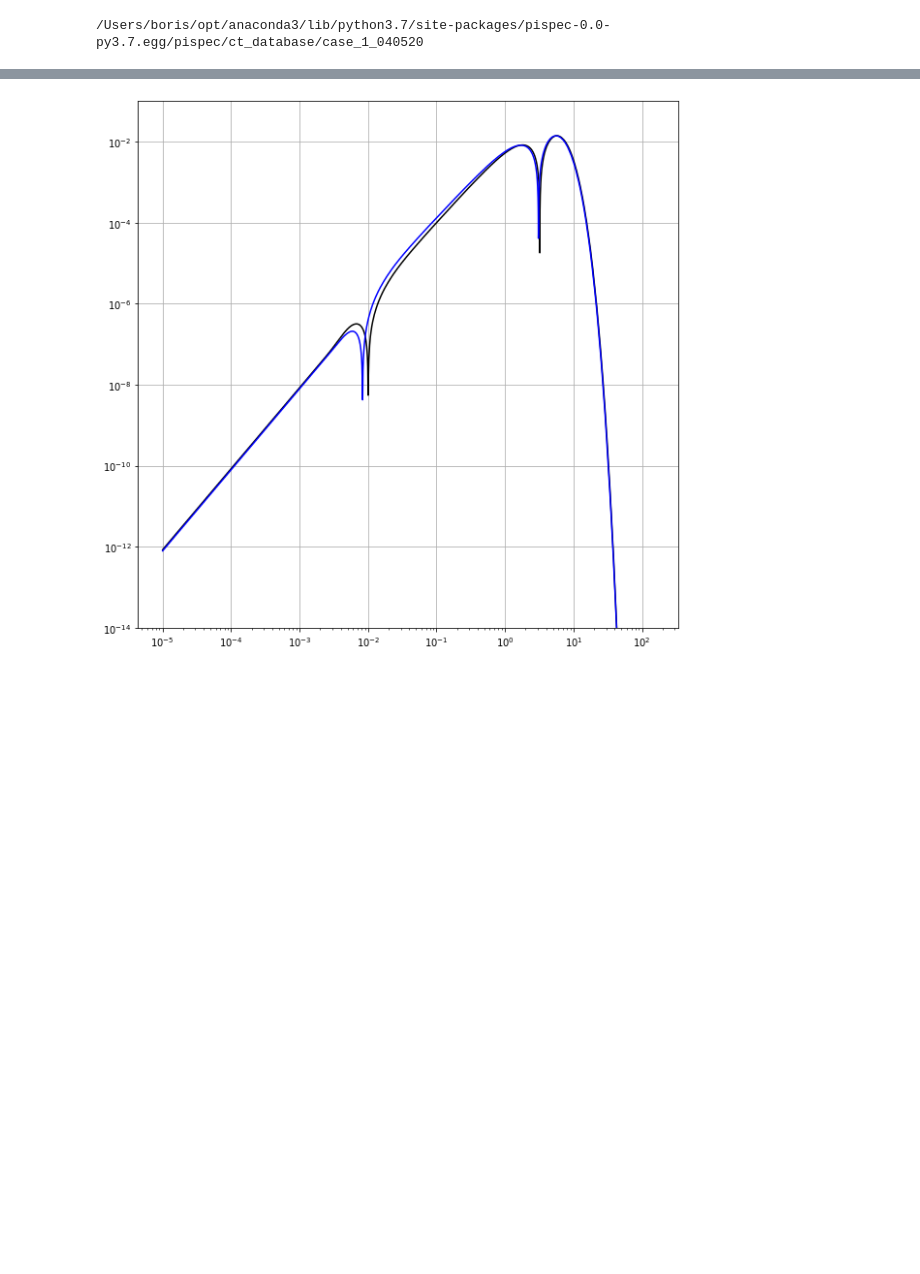
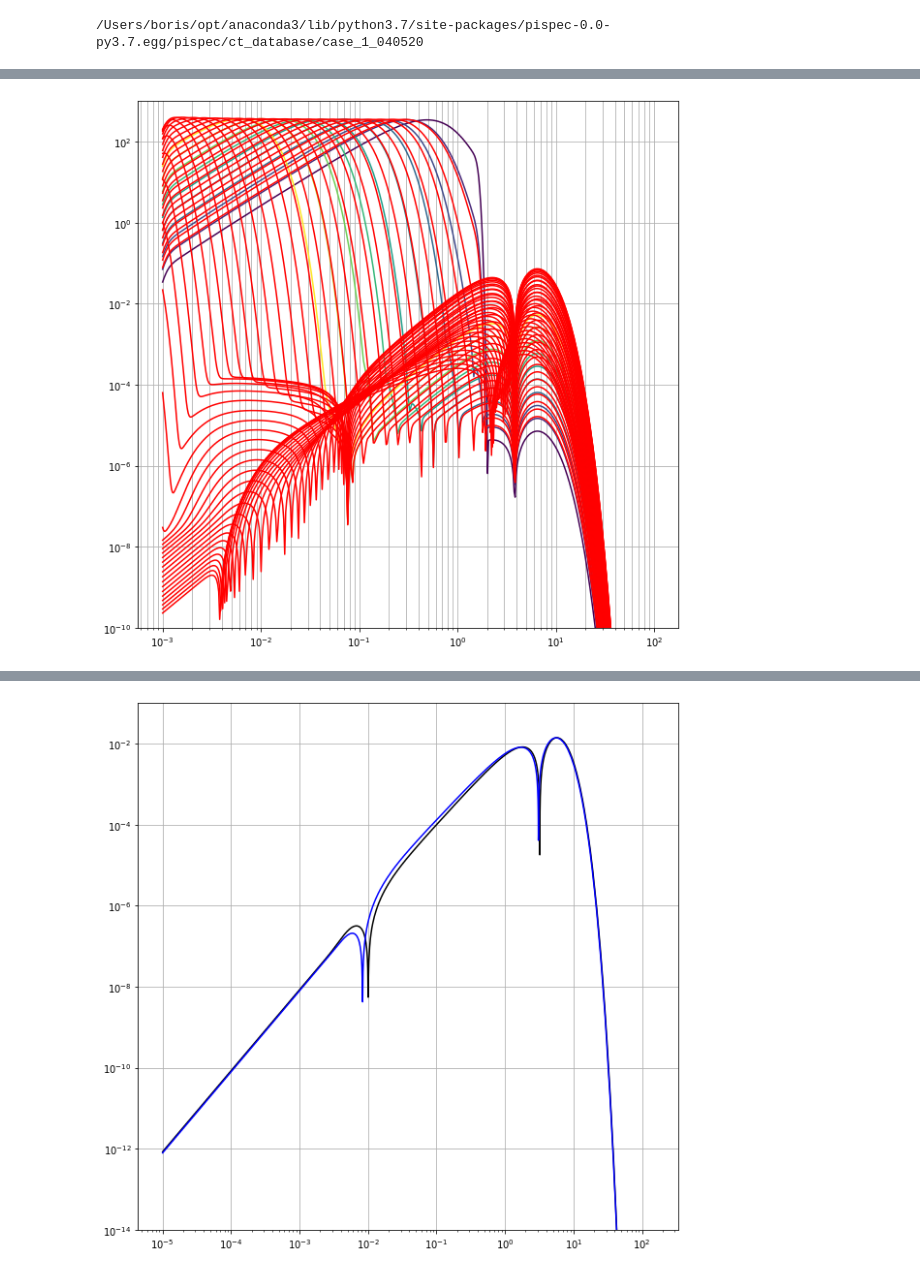
Before and after one commit to CMBSPEC/specdist, a Jupyter notebook: pispec/pispec_nb_tests.ipynb, the cells around one changed output, grey strips where cells are left out. Drawn from its saved outputs; the diff is of its cells as text; code cells hidden in the pictures; blank space fills up the shorter version.

```diff
--- a/pispec/pispec_nb_tests.ipynb
+++ b/pispec/pispec_nb_tests.ipynb
@@ -257,2 +492,34 @@ def GetSpectra(Gamma_inj_asked,x_inj_asked,x_asked):
+# %%
+
+ngamma = 10
+color=iter(cm.viridis(np.linspace(0,1,ngamma)))
+
+x_asked = np.logspace(-3,2,500)
+
+xinj_asked = 1.626e+00
+#xinj_asked = 1.
+
+plt.subplots(1,1,figsize=(10,10))
+
+for Gamma_asked in np.logspace(-16.99,-14.1,ngamma):
+#for Gamma_asked in Gamma_values[2:-1]:
+    #Gamma_asked
+    S = GetSpectra(Gamma_asked,xinj_asked,x_asked)
+    col = next(color)
+    #col = 'r'
+    plt.plot(S["x"],S["DI"]/S["finj"],c=col)
+    plt.plot(S["x"],-S["DI"]/S["finj"],c=col,ls=':')
+    #print(S["finj"])
+
+for Gamma_asked in Gamma_values[2:-1]:
+    S = GetSpectra(Gamma_asked,xinj_asked,x_asked)
+    plt.plot(S["x"],S["DI"]/S["finj"],c='r')
+    plt.plot(S["x"],-S["DI"]/S["finj"],c='r',ls=':')
+
+plt.loglog()
+plt.ylim(1e-10,1e3)
+plt.grid(which='both')
+# %% [output]
+[figure, added]
 # %%
 
```
Also changed, not shown: parts of 6 cells of this notebook, 1 other file.
